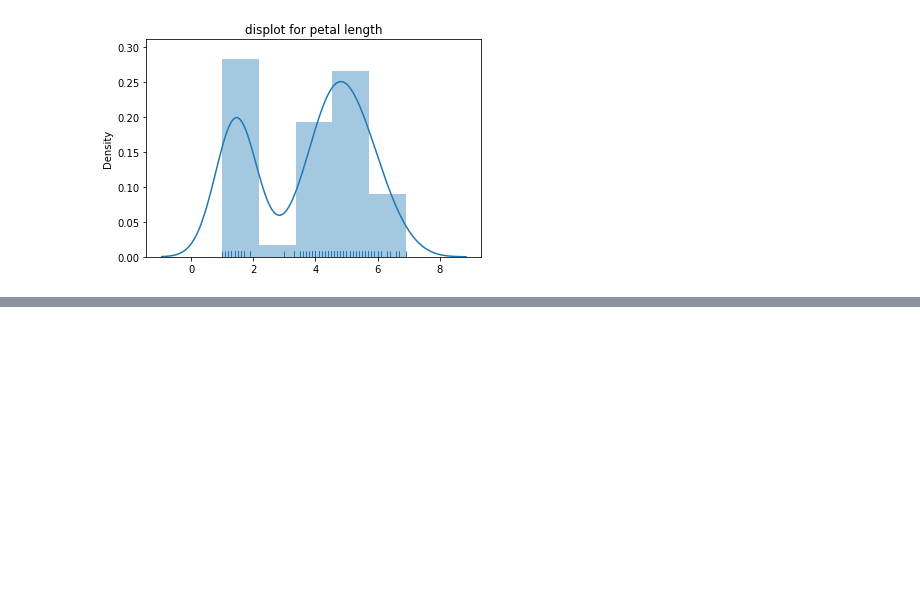
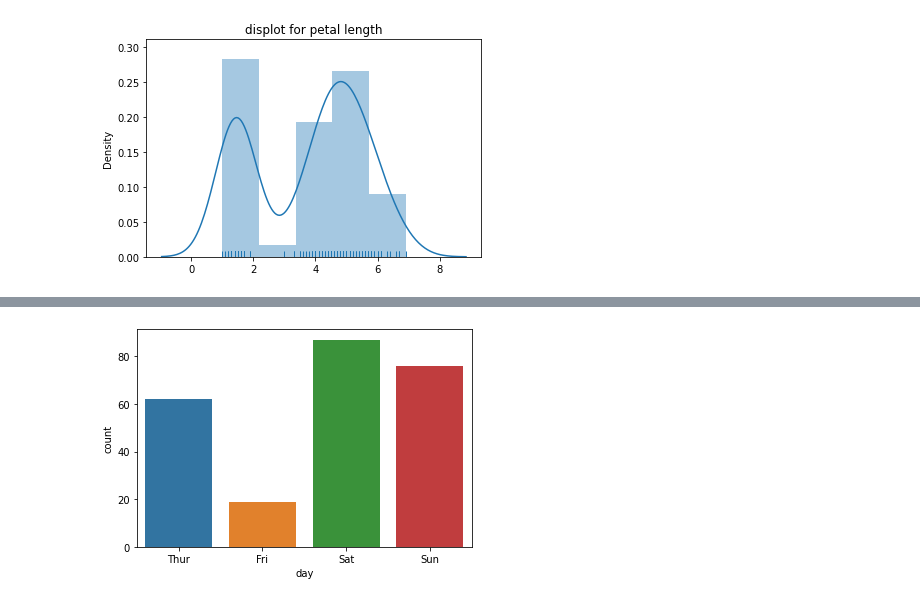
Before and after one commit to 1801310khm/knu_bdna_2022, a Jupyter notebook: 빅데이터_시험자료.ipynb, the cells around one changed output, grey strips where cells are left out. Saved outputs shown, nothing was run; the diff lists cells and outputs as text; code cells hidden in the pictures; blank space fills up the shorter version.

```diff
--- a/빅데이터_시험자료.ipynb
+++ b/빅데이터_시험자료.ipynb
@@ -2029,0 +2069,3 @@ plt.show()
+# %%
+tips=sns.load_dataset('tips')
+tips.head()
@@ -2029,0 +2079,5 @@ plt.show()
+# %%
+sns.countplot(x="day",data=tips)
+plt.show()
+# %% [output]
+[figure, added]
```
Also changed, not shown: parts of 179 cells of this notebook.
